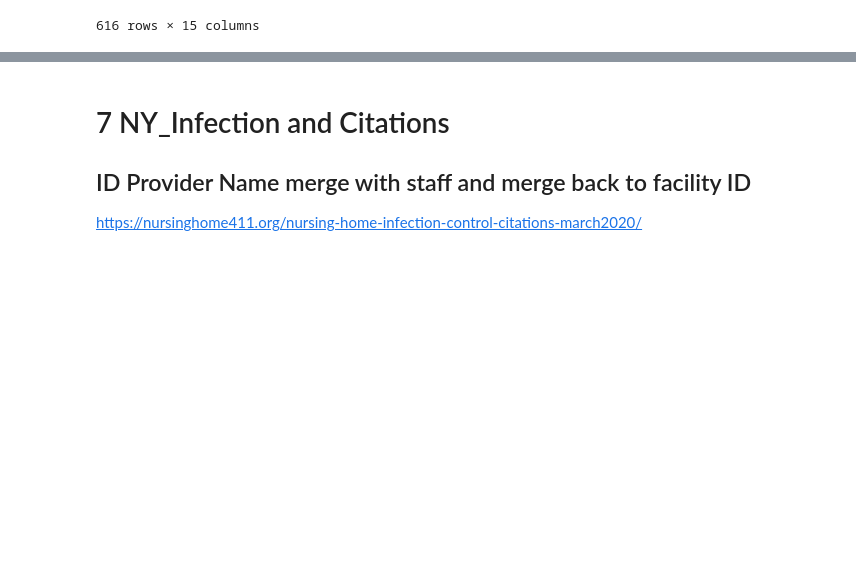
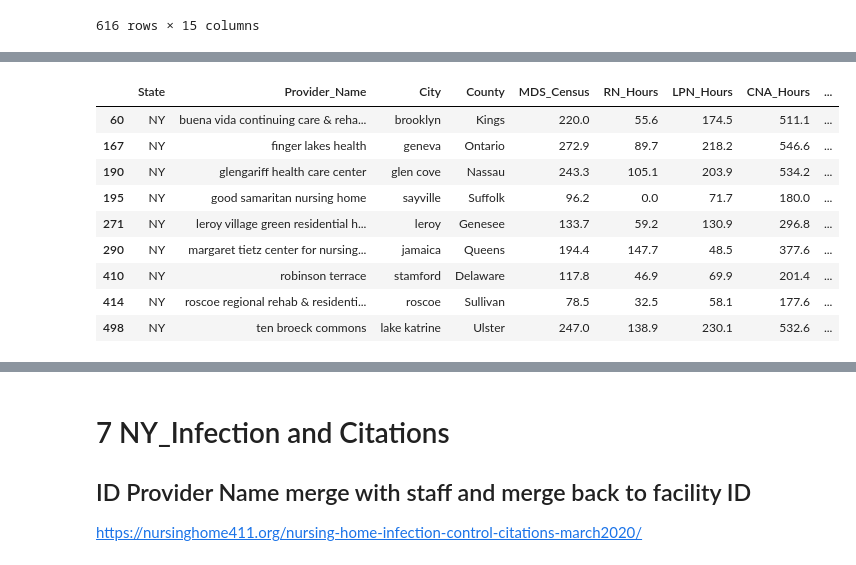
Before and after one commit to gaofengucsd/nursing_home, a Jupyter notebook: Nursing Home.ipynb, the cells around one changed output, grey strips where cells are left out. Drawn from its saved outputs; the diff is of its cells as text; code cells hidden in the pictures; blank space fills up the shorter version.

```diff
--- a/Nursing Home.ipynb
+++ b/Nursing Home.ipynb
@@ -412,0 +439,14 @@ staff_merge[staff_merge['Facility Name'].isna()]
+# %%
+%%time
+choices = Facility_General_Information['Facility Name'].unique()
+staff_na = staff_merge[staff_merge['Facility Name'].isna()]
+staff_na.columns = [c.replace(' ', '_') for c in staff_na.columns]
+
+for i in list(staff_na['Provider_Name'].unique()):
+    result = process.extract(i, choices, limit=1, scorer=fuzz.token_sort_ratio)
+    result_match = result[0][0]
+    result_score = result[0][1]
+    if result_score> 80:
+        staff_na.Facility_Name[staff_na.Provider_Name == i]=result_match
+    else:
+        print(result_match,'------',i,result_score)
@@ -412,0 +490,16 @@ staff_merge[staff_merge['Facility Name'].isna()]
+# %%
+problem_list = ['ten broeck commons','roscoe regional rehab & residential h c f','robinson terrace','margaret tietz center for nursing care inc'
+               ,'leroy village green residential health c f, inc','glengariff health care center','good samaritan nursing home','finger lakes health','buena vida continuing care & rehab center']
+problem_df= staff_na[staff_na.Provider_Name.isin(problem_list)]
+problem_df
+# %% [output]
+|  | State | Provider_Name | City | County | MDS_Census | RN_Hours | LPN_Hours | CNA_Hours | ... |
+| 60 | NY | buena vida continuing care & reha... | brooklyn | Kings | 220.0 | 55.6 | 174.5 | 511.1 | ... |
+| 167 | NY | finger lakes health | geneva | Ontario | 272.9 | 89.7 | 218.2 | 546.6 | ... |
+| 190 | NY | glengariff health care center | glen cove | Nassau | 243.3 | 105.1 | 203.9 | 534.2 | ... |
+| 195 | NY | good samaritan nursing home | sayville | Suffolk | 96.2 | 0.0 | 71.7 | 180.0 | ... |
+| 271 | NY | leroy village green residential h... | leroy | Genesee | 133.7 | 59.2 | 130.9 | 296.8 | ... |
+| 290 | NY | margaret tietz center for nursing... | jamaica | Queens | 194.4 | 147.7 | 48.5 | 377.6 | ... |
+| 410 | NY | robinson terrace | stamford | Delaware | 117.8 | 46.9 | 69.9 | 201.4 | ... |
+| 414 | NY | roscoe regional rehab & residenti... | roscoe | Sullivan | 78.5 | 32.5 | 58.1 | 177.6 | ... |
+| 498 | NY | ten broeck commons | lake katrine | Ulster | 247.0 | 138.9 | 230.1 | 532.6 | ... |
```
Also changed, not shown: parts of 13 cells of this notebook.
